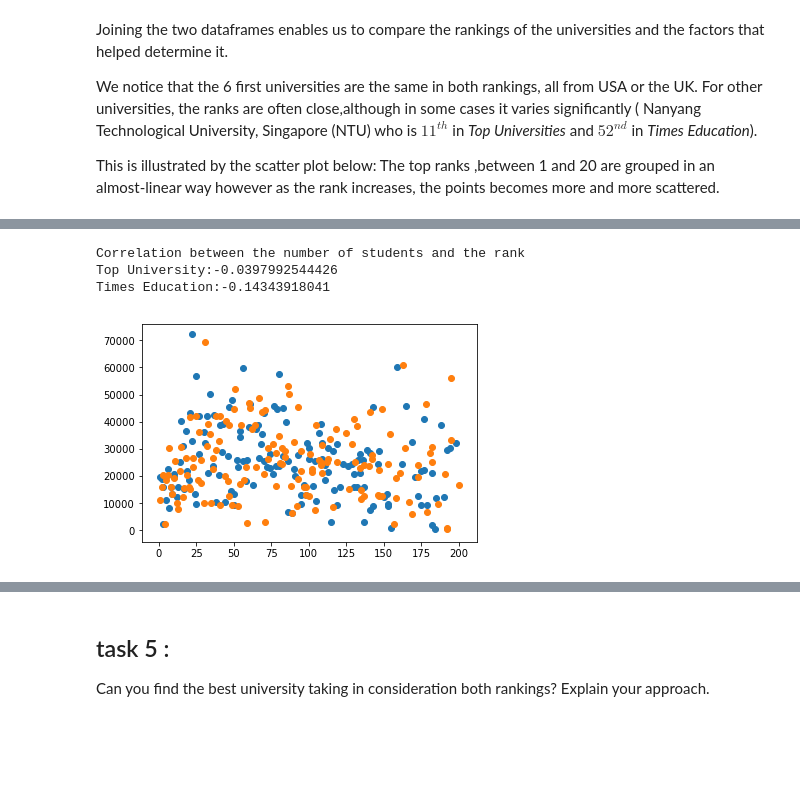
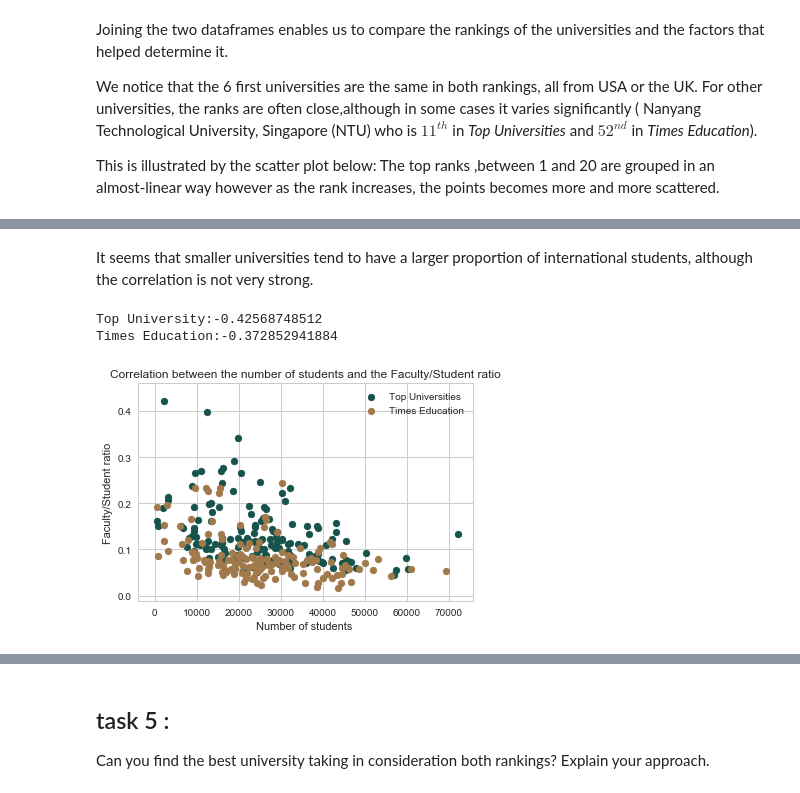
Before and after one commit to sourabhlal/ada2017, a Jupyter notebook: 02 - Data from the Web/homework02-Copy1.ipynb, the cells around one changed output, grey strips where cells are left out. Cells and saved outputs as stored; diff of their text form; code cells hidden in the pictures; blank space fills up the shorter version.

```diff
--- a/02 - Data from the Web/homework02-Copy1.ipynb
+++ b/02 - Data from the Web/homework02-Copy1.ipynb
@@ -652,0 +635,9 @@ test4.corr()
+# %%
+sc1=scatter(test4['rank'],test4['Total_Students_x'],label='Top Universities')
+sc2=scatter(test4['rank_display'],test4['Total_Students_y'],label='Times Education')
+plt.ylabel('Number of students ')
+plt.xlabel('ranks')
+plt.title('Correlation between the number of students and the rank')
+plt.legend(handles=[sc1,sc2])
+print('Top University:'+str(test4.Total_Students_x.corr(test4.rank_display)))
+print('Times Education:'+str(test4.Total_Students_y.corr(test4['rank'])))
@@ -703,14 +732,16 @@ Top Universities Ranking:0.580730411025
+# %% [markdown]
+It seems that smaller universities tend to have a larger proportion of international students, although the correlation is not very strong.
 # %%
-scatter(test4['rank'],test4['Total_Students_x'])
-scatter(test4['rank_display'],test4['Total_Students_y'])
+scatter(test4['Total_Students_x'],test4['Faculty/Student_ratio_x'],label='Top Universities')
+scatter(test4['Total_Students_y'],test4['Faculty/Student_ratio_y'],label='Times Education')
+plt.xlabel('Number of students ')
+plt.ylabel('Faculty/Student ratio')
+plt.title('Correlation between the number of students and the Faculty/Student ratio')
+plt.legend(handles=[sc1,sc2])
 
-print('Correlation between the number of students and the rank')
-print('Top University:'+str(test4.Total_Students_x.corr(test4.rank_display)))
-print('Times Education:'+str(test4.Total_Students_y.corr(test4['rank'])))
-
-#no correlation between the size of the university and its ranking
+print('Top University:'+str(test4.Total_Students_x.corr(test4['Faculty/Student_ratio_x'])))
+print('Times Education:'+str(test4.Total_Students_y.corr(test4['Faculty/Student_ratio_y'])))
 # %% [output]
-Correlation between the number of students and the rank
-Top University:-0.0397992544426
-Times Education:-0.14343918041
+Top University:-0.42568748512
+Times Education:-0.372852941884
-[figure, old version]
+[figure, new version]
```
Also changed, not shown: parts of 25 cells of this notebook.
